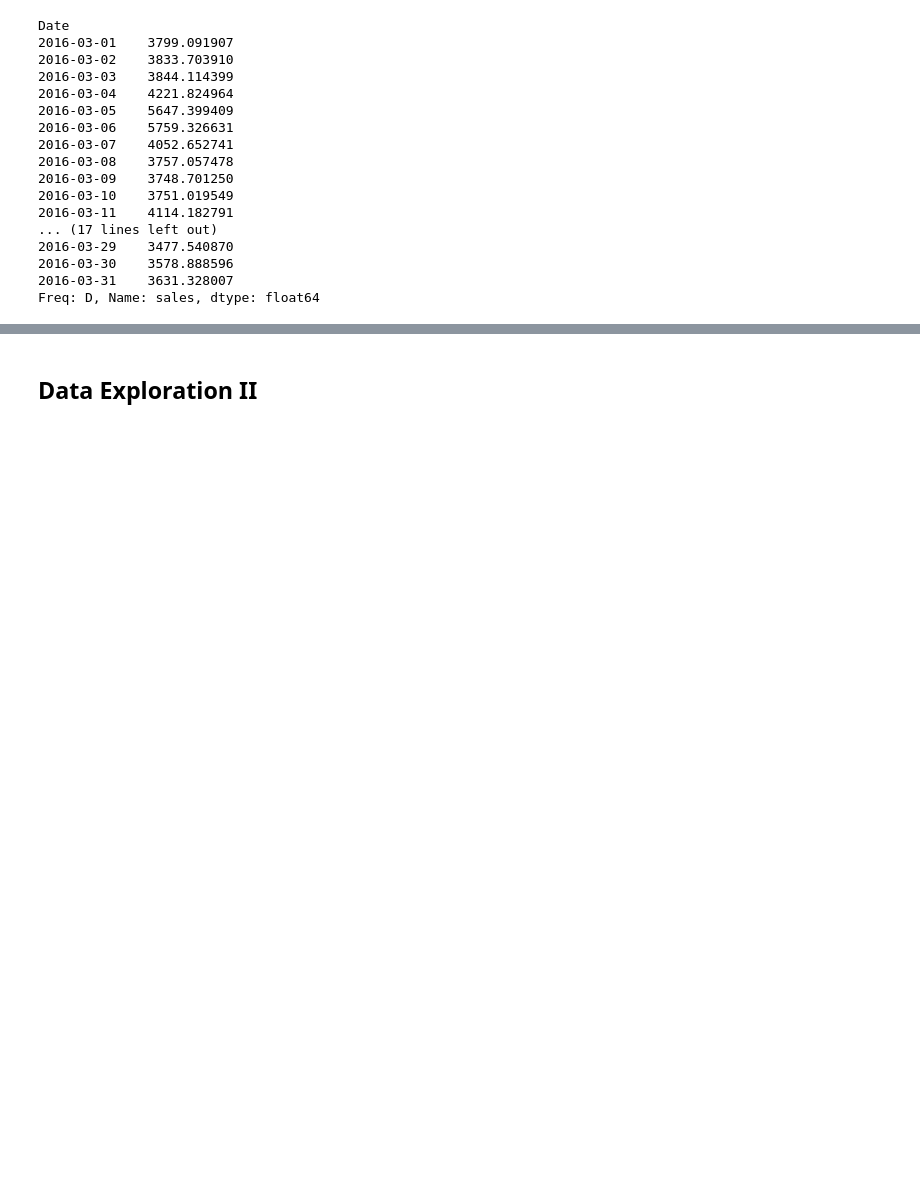
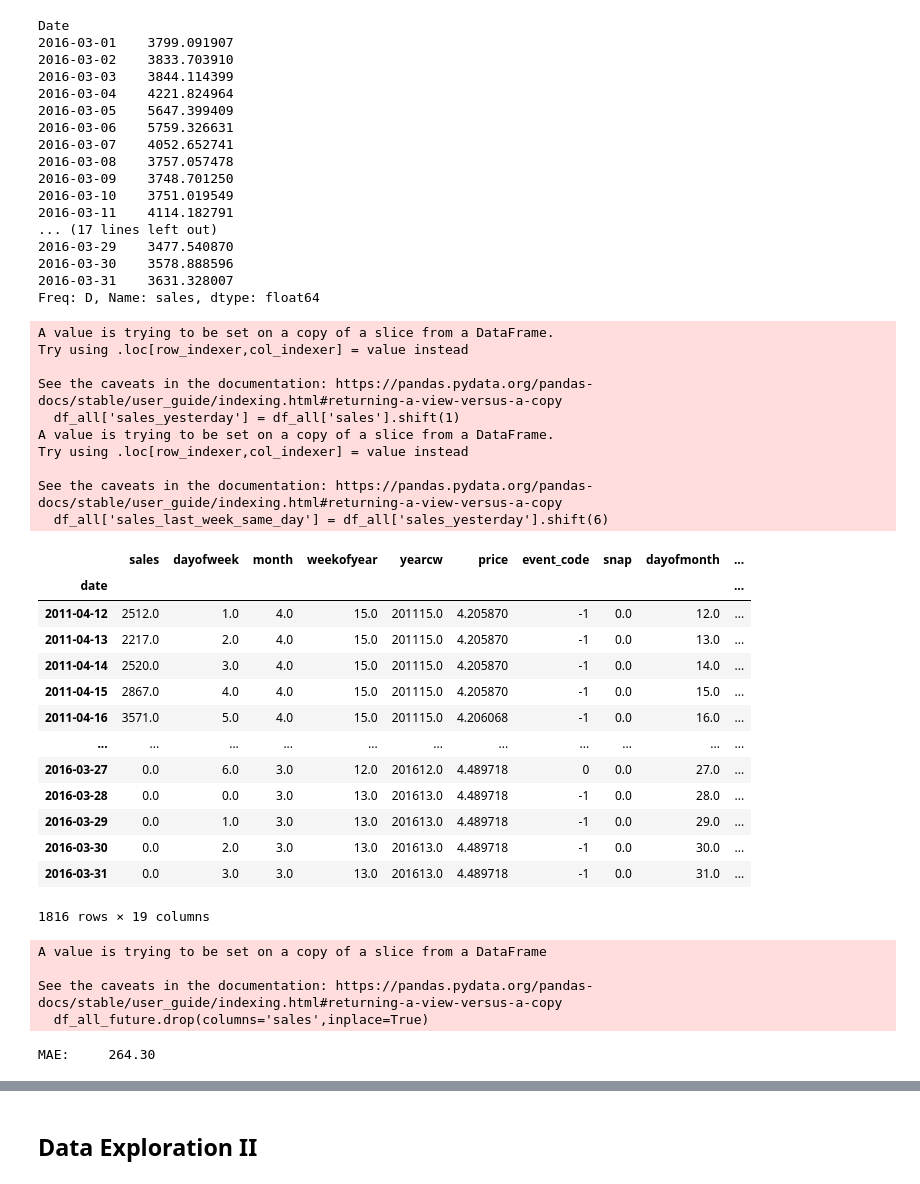
Before and after one commit to EdwinUe/BAB_WS22-23, a Jupyter notebook: Code/003BusinessAnalyticsBProjekt.ipynb, the cells around one changed output, grey strips where cells are left out. Drawn from its saved outputs; the diff is of its cells as text; code cells hidden in the pictures; blank space fills up the shorter version.

```diff
--- a/Code/003BusinessAnalyticsBProjekt.ipynb
+++ b/Code/003BusinessAnalyticsBProjekt.ipynb
@@ -1212,3 +1212,60 @@ Date
 Freq: D, Name: sales, dtype: float64
 # %%
 prediction_rf_selected_features.to_csv('rf_selected_features_alldata.csv')
+# %%
+df_all['sales_yesterday'] = df_all['sales'].shift(1)
+for i in range(0,30,1):
+    df_all.at[df_all.iloc[len(df_all)-(30-i)].name,'sales_yesterday'] = prediction_rf_selected_features.iloc[i]
+df_all['sales_last_week_same_day'] = df_all['sales_yesterday'].shift(6)
+df_all = df_all.iloc[7:]
+df_all
+# %% [output]
+A value is trying to be set on a copy of a slice from a DataFrame.
+Try using .loc[row_indexer,col_indexer] = value instead
+
+See the caveats in the documentation: https://pandas.pydata.org/pandas-docs/stable/user_guide/indexing.html#returning-a-view-versus-a-copy
+  df_all['sales_yesterday'] = df_all['sales'].shift(1)
+A value is trying to be set on a copy of a slice from a DataFrame.
+Try using .loc[row_indexer,col_indexer] = value instead
+
+See the caveats in the documentation: https://pandas.pydata.org/pandas-docs/stable/user_guide/indexing.html#returning-a-view-versus-a-copy
+  df_all['sales_last_week_same_day'] = df_all['sales_yesterday'].shift(6)
+|  | sales | dayofweek | month | weekofyear | yearcw | price | event_code | snap | dayofmonth | ... |
+| date |  |  |  |  |  |  |  |  |  | ... |
+| 2011-04-12 | 2512.0 | 1.0 | 4.0 | 15.0 | 201115.0 | 4.205870 | -1 | 0.0 | 12.0 | ... |
+| 2011-04-13 | 2217.0 | 2.0 | 4.0 | 15.0 | 201115.0 | 4.205870 | -1 | 0.0 | 13.0 | ... |
+| 2011-04-14 | 2520.0 | 3.0 | 4.0 | 15.0 | 201115.0 | 4.205870 | -1 | 0.0 | 14.0 | ... |
+| 2011-04-15 | 2867.0 | 4.0 | 4.0 | 15.0 | 201115.0 | 4.205870 | -1 | 0.0 | 15.0 | ... |
+| 2011-04-16 | 3571.0 | 5.0 | 4.0 | 15.0 | 201115.0 | 4.206068 | -1 | 0.0 | 16.0 | ... |
+| ... | ... | ... | ... | ... | ... | ... | ... | ... | ... | ... |
+| 2016-03-27 | 0.0 | 6.0 | 3.0 | 12.0 | 201612.0 | 4.489718 | 0 | 0.0 | 27.0 | ... |
+| 2016-03-28 | 0.0 | 0.0 | 3.0 | 13.0 | 201613.0 | 4.489718 | -1 | 0.0 | 28.0 | ... |
+| 2016-03-29 | 0.0 | 1.0 | 3.0 | 13.0 | 201613.0 | 4.489718 | -1 | 0.0 | 29.0 | ... |
+| 2016-03-30 | 0.0 | 2.0 | 3.0 | 13.0 | 201613.0 | 4.489718 | -1 | 0.0 | 30.0 | ... |
+| 2016-03-31 | 0.0 | 3.0 | 3.0 | 13.0 | 201613.0 | 4.489718 | -1 | 0.0 | 31.0 | ... |
+1816 rows × 19 columns
+# %%
+df_all_past = df_all[df_all.index<'2016-03-01']
+df_all_future = df_all[df_all.index>='2016-03-01']
+df_all_future.drop(columns='sales',inplace=True)
+X_all = df_all_past.drop(columns='sales')
+y_all = df_all_past['sales']
+# %% [output]
+A value is trying to be set on a copy of a slice from a DataFrame
+
+See the caveats in the documentation: https://pandas.pydata.org/pandas-docs/stable/user_guide/indexing.html#returning-a-view-versus-a-copy
+  df_all_future.drop(columns='sales',inplace=True)
+# %%
+from sklearn.ensemble import RandomForestRegressor
+from sklearn.model_selection import train_test_split
+from sklearn.metrics import mean_absolute_error as MAE
+
+rf_all = RandomForestRegressor(random_state=42)
+x_train, x_test, y_train, y_test = train_test_split(X_all, y_all, test_size=31, shuffle = False)
+rf_all.fit(x_train, y_train)
+
+# predict on the same period
+preds = rf_all.predict(x_test)
+print('MAE:\t %4.2f' % (MAE(y_true = y_test, y_pred = preds)))
+# %% [output]
+MAE:     264.30
```
Also changed, not shown: parts of 9 cells of this notebook, 1 other file.
